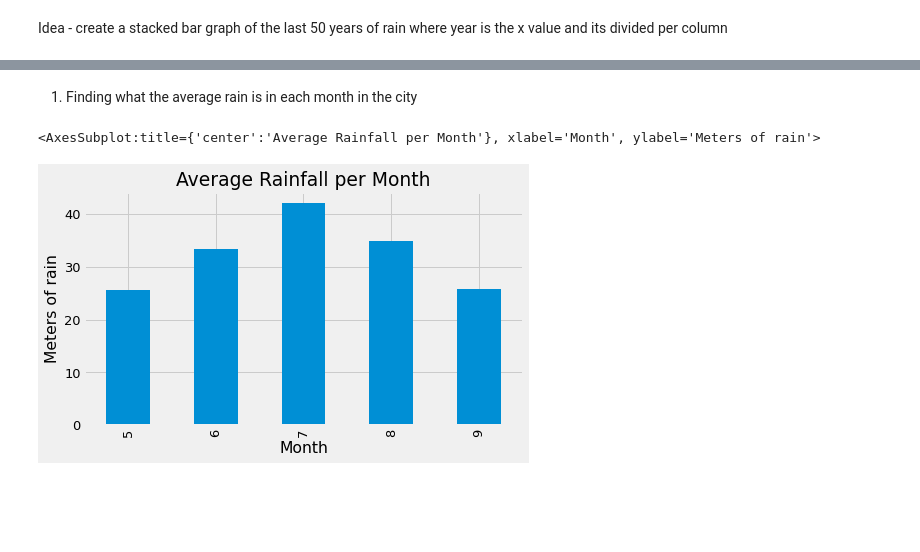
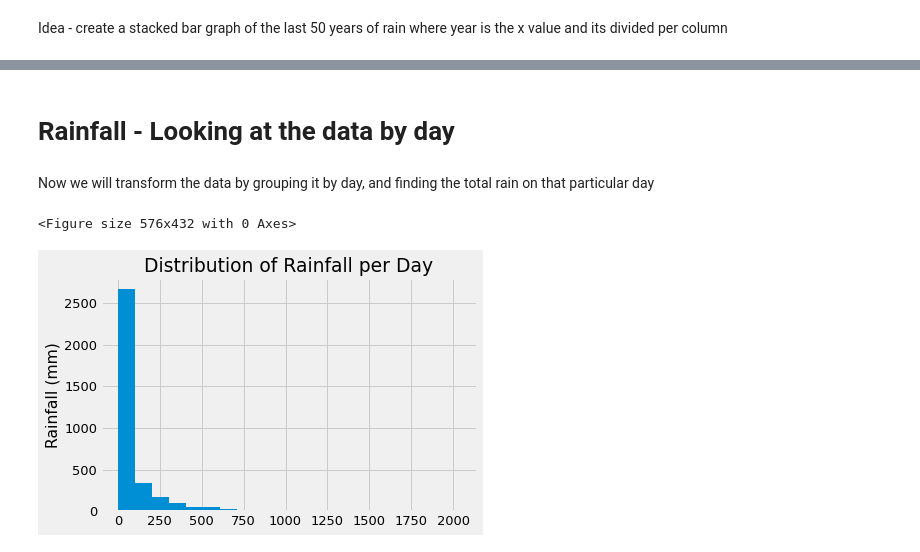
Before and after one commit to mschoenlaub/Calgary_Climate_Analysis, a Jupyter notebook: rain.ipynb, the cells around one changed output, grey strips where cells are left out. Cells and saved outputs as stored; diff of their text form; code cells hidden in the pictures; blank space fills up the shorter version.

Commit message:
Added summary stats and histograms for distribution of rain per day

```diff
--- a/rain.ipynb
+++ b/rain.ipynb
@@ -141,20 +138,22 @@ To continue our analysis, I would like to determine if calgary's rainfall follow
-# %% [markdown]
-1. Finding what the average rain is in each month in the city
+# %% [markdown]
+# Rainfall - Looking at the data by day
+# %% [markdown]
+Now we will transform the data by grouping it by day, and finding the total rain on that particular day
 # %%
 # Convert the timestamp column into a datetime object
 df['TIMESTAMP'] = pd.to_datetime(df['TIMESTAMP'])
+df['DAY'] = df['TIMESTAMP'].dt.day
+df['MONTH'] = df['TIMESTAMP'].dt.month
+df['YEAR'] = df['TIMESTAMP'].dt.year
-# %%
-plt.figure(figsize = (7, 4))
-
-# group by month and take average
-monthly_average_rainfall = df.groupby(df['TIMESTAMP'].dt.month)['RAINFALL'].mean()*100
-monthly_average_rainfall.reset_index()
-monthly_average_rainfall.plot(
-    kind='bar',
-    title='Average Rainfall per Month',
-    ylabel='Meters of rain',
-    xlabel='Month'
-)
-# %% [output]
-<AxesSubplot:title={'center':'Average Rainfall per Month'}, xlabel='Month', ylabel='Meters of rain'>
-[figure, removed]
+# %%
+plt.figure(figsize=(8, 6))
+
+rainfall_by_day = pd.DataFrame(df.groupby(['YEAR', 'MONTH', 'DAY'], as_index=False)['RAINFALL'].sum())
+
+rainfall_by_day.hist('RAINFALL', bins=20)
+plt.ylabel('Rainfall (mm)')
+plt.title('Distribution of Rainfall per Day')
+plt.show()
+# %% [output]
+<Figure size 576x432 with 0 Axes>
+[figure, added]
```
Also changed, not shown: parts of 7 cells of this notebook.
